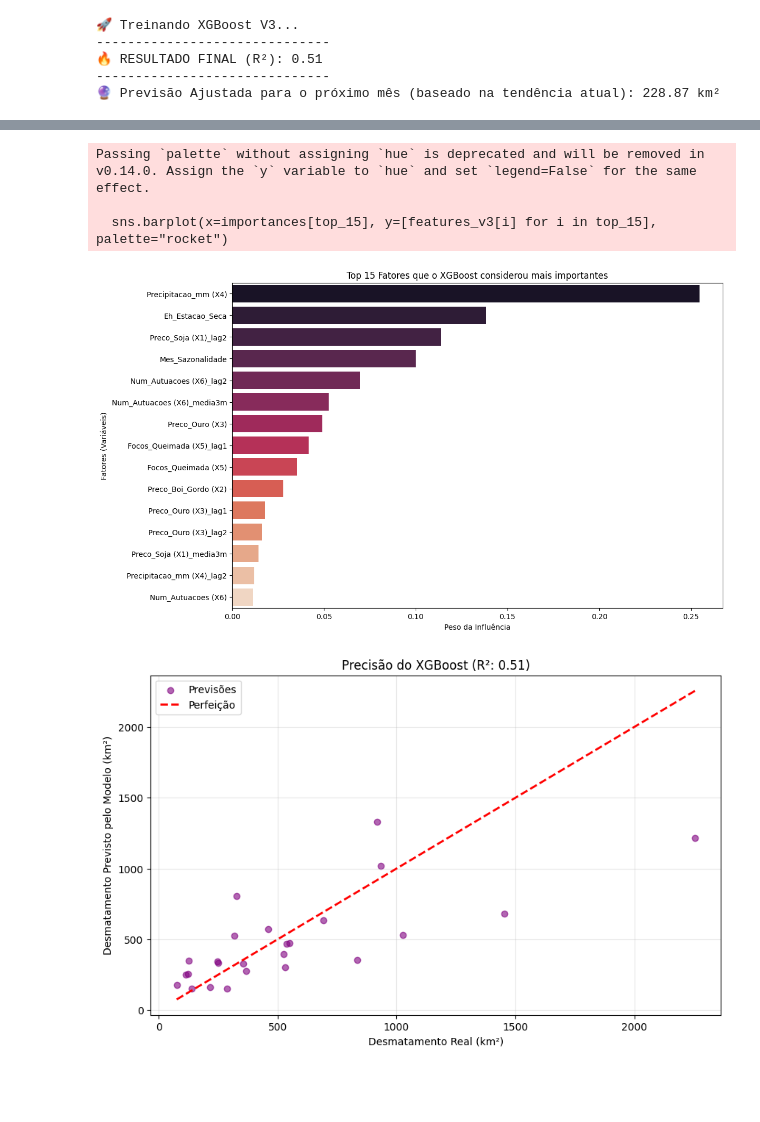
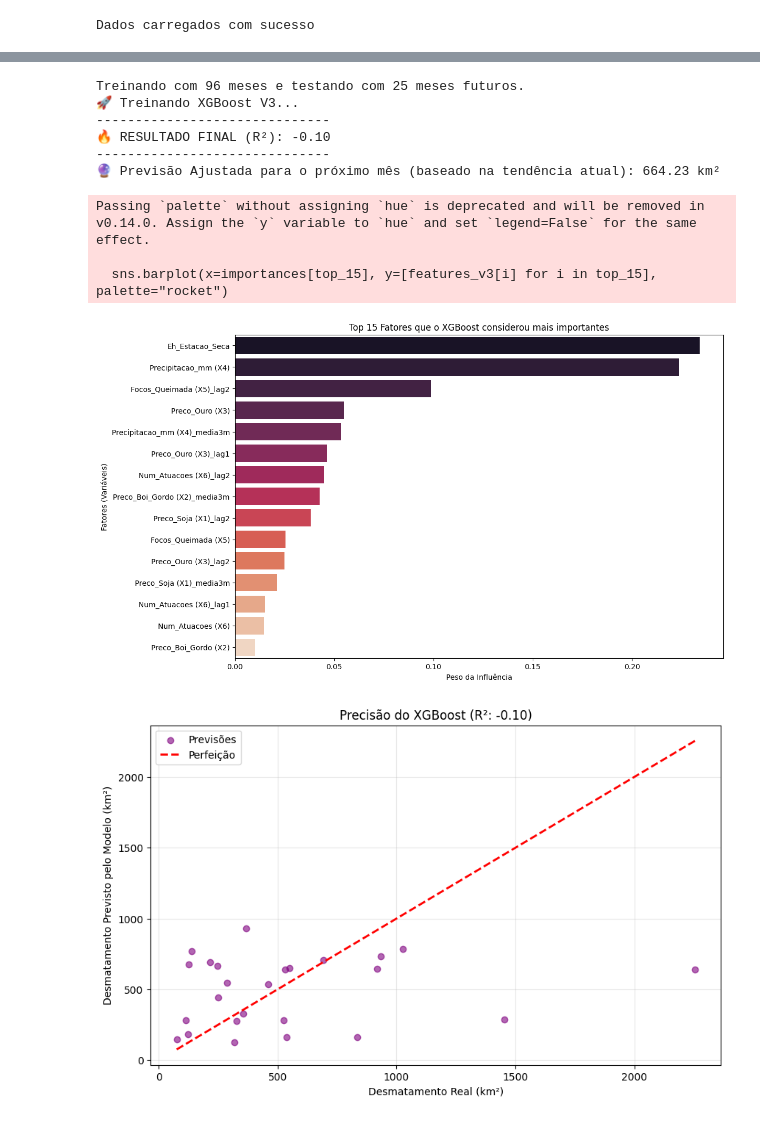
Before and after one commit to chimdos/amazondeforestation, a Jupyter notebook: notebooks/analise_exploratoria.ipynb, the cells around one changed output, grey strips where cells are left out. Saved outputs shown, nothing was run; the diff lists cells and outputs as text; code cells hidden in the pictures; blank space fills up the shorter version.

```diff
--- a/notebooks/analise_exploratoria.ipynb
+++ b/notebooks/analise_exploratoria.ipynb
@@ -8,13 +82,25 @@ import matplotlib.pyplot as plt
 import seaborn as sns
 import numpy as np
 
+try:
+    df = pd.read_csv('../data/dataset-amazonia - dataset.csv')
+except FileNotFoundError:
+    df = pd.read_csv('dataset-amazonia - dataset.csv')
+
+print("Dados carregados com sucesso")
+display(df.head())
+
+target = 'Area_Desmatada_km2_Mes (Y)'
+df['Data'] = pd.to_datetime(df['Data_(Mes/Ano)'], format='%m/%Y')
+df = df.sort_values('Data')
+
 # --- 1. PREPARAÇÃO AVANÇADA (Feature Engineering) ---
 
 # Recarregar para garantir que está limpo
 df_v3 = df.copy()
 
 # A. Criar Lags (Passado Imediato) - Mantemos o que já funcionou
-cols_to_transform = ['Preco_Soja (X1)', 'Preco_Boi_Gordo (X2)', 'Preco_Ouro (X3)', 'Precipitacao_mm (X4)', 'Num_Autuacoes (X6)', 'Focos_Queimada (X5)']
+cols_to_transform = ['Preco_Soja (X1)', 'Preco_Boi_Gordo (X2)', 'Preco_Ouro (X3)', 'Precipitacao_mm (X4)', 'Num_Atuacoes (X6)', 'Focos_Queimada (X5)']
 for col in cols_to_transform:
     df_v3[f'{col}_lag1'] = df_v3[col].shift(1)
     df_v3[f'{col}_lag2'] = df_v3[col].shift(2)
@@ -42,8 +128,16 @@ y = df_v3[target]
 # Isso "acalma" os dados. Se o desmatamento for 1000, o log é 6.9. Se for 100, é 4.6.
 y_log = np.log1p(y)
 
-# Separar Treino e Teste
-X_train, X_valid, y_train_log, y_valid_log = train_test_split(X, y_log, test_size=0.2, random_state=42)
+split_point = int(len(df_v3) * 0.8) #80% treino; 20% teste
+
+X_train = X.iloc[:split_point]
+y_train_log = y_log.iloc[:split_point]
+
+X_valid = X.iloc[split_point:]
+y_valid = y_log.iloc[split_point:]
+
+print(f"Treinando com {len(X_train)} meses e testando com {len(X_valid)} meses futuros.")
+
 
 # Treinar XGBoost (O algoritmo mais potente)
 print("🚀 Treinando XGBoost V3...")
@@ -100,8 +194,4 @@ plt.legend()
 plt.grid(True, alpha=0.3)
 plt.show()
 # %% [output]
-🚀 Treinando XGBoost V3...
-------------------------------
-🔥 RESULTADO FINAL (R²): 0.51
-------------------------------
-🔮 Previsão Ajustada para o próximo mês (baseado na tendência atual): 228.87 km²
+Dados carregados com sucesso
@@ -108,5 +204,11 @@ plt.show()
-Passing `palette` without assigning `hue` is deprecated and will be removed in v0.14.0. Assign the `y` variable to `hue` and set `legend=False` for the same effect.
-
-  sns.barplot(x=importances[top_15], y=[features_v3[i] for i in top_15], palette="rocket")
+Treinando com 96 meses e testando com 25 meses futuros.
+🚀 Treinando XGBoost V3...
+------------------------------
+🔥 RESULTADO FINAL (R²): -0.10
+------------------------------
+🔮 Previsão Ajustada para o próximo mês (baseado na tendência atual): 664.23 km²
+Passing `palette` without assigning `hue` is deprecated and will be removed in v0.14.0. Assign the `y` variable to `hue` and set `legend=False` for the same effect.
+
+  sns.barplot(x=importances[top_15], y=[features_v3[i] for i in top_15], palette="rocket")
-[figure, old version]
+[figure, new version]
-[figure, old version]
+[figure, new version]
```
Also changed, not shown: parts of 4 cells of this notebook, 1 other file.
